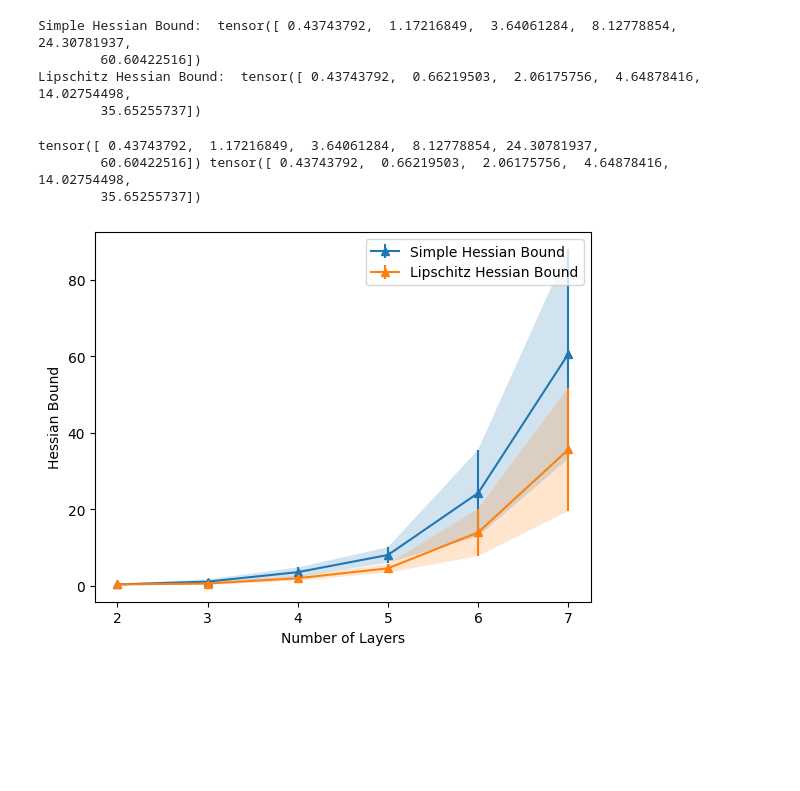
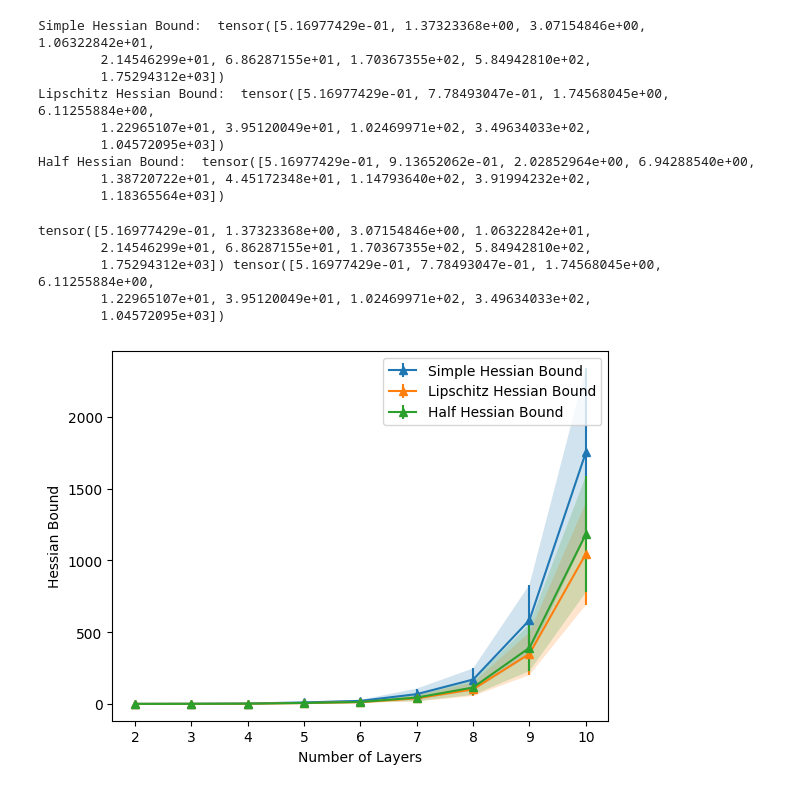
Before and after one commit to o4lc/NNHessianBounds, a Jupyter notebook: Experiments/HessianComp.ipynb, the cells around one changed output. Cells and saved outputs as stored; diff of their text form; code cells hidden in the pictures; blank space fills up the shorter version.

Commit message:
lipsdp/half method added + arg parser

```diff
--- a/Experiments/HessianComp.ipynb
+++ b/Experiments/HessianComp.ipynb
@@ -119,9 +116,9 @@ def compareSecondOrderMethods(pcaDirections, config, device, network,
                                                  boundingMethod=boundingMethod
                                                  )
 
-    M1, M2, = lowerBoundClass.compareSecondOrder(lowerCoordinate.reshape(1, -1), upperCoordinate.reshape(1, -1), pcaDirections[0], timers)
+    M1, M2, M3 = lowerBoundClass.compareSecondOrder(lowerCoordinate.reshape(1, -1), upperCoordinate.reshape(1, -1), pcaDirections[0], timers)
 
-    return M1, M2, timers.timers
+    return M1, M2, M3, timers.timers
 
 
 def main(Method = None):
@@ -193,13 +190,18 @@ def main(Method = None):
                   [6, 32, 32, 32, 3],
                   [6, 32, 32, 32, 32, 3],
                   [6, 32, 32, 32, 32, 32, 3],
-                  [6, 32, 32, 32, 32, 32, 32, 3]]
+                  [6, 32, 32, 32, 32, 32, 32, 3],
+                  [6, 32, 32, 32, 32, 32, 32, 32, 3],
+                  [6, 32, 32, 32, 32, 32, 32, 32, 32, 3],
+                  [6, 32, 32, 32, 32, 32, 32, 32, 32, 32, 3]]
 
     simpleHessianBoundLayer = []
     LipHessianBoundLayer = []
+    HalfHessianBoundLayer = []
     for listLayer in listLayers:
         simpleHessianBound = []
         LipHessianBound = []
+        HalfHessianBound = []
         sys.stdout.flush()
         for __ in tqdm(range(10)):
             network = NeuralNetwork(pathToStateDictionary, A, B, c, activation=activation, loadOrGenerate=False, listLayers=listLayer)
@@ -227,14 +229,18 @@ def main(Method = None):
 
                 originalNetworkZonotope = copy.deepcopy(networkZonotope)
                 pcaDirections = torch.rand((1, dim))
-                M1, M2, timers = compareSecondOrderMethods(pcaDirections, config, device, networkZonotope,
+                M1, M2, M3, timers = compareSecondOrderMethods(pcaDirections, config, device, networkZonotope,
                                                     originalNetworkZonotope, horizonForLipschitz, lowerCoordinate, upperCoordinate,
                                                     boundingMethod)
+
+                # print(M1, M2, M3)
                 simpleHessianBound.append(M1)
                 LipHessianBound.append(M2)
+                HalfHessianBound.append(M3[0])
 
         simpleHessianBoundLayer.append(torch.Tensor(simpleHessianBound))
         LipHessianBoundLayer.append(torch.Tensor(LipHessianBound))
+        HalfHessianBoundLayer.append(torch.Tensor(HalfHessianBound))
         # sys.stdout.flush()
         # print("Simple Hessian Bound: ", torch.mean(torch.Tensor(simpleHessianBound)))
         # print("Lipschitz Hessian Bound: ", torch.mean(torch.Tensor(LipHessianBound)))
@@ -243,45 +249,62 @@ def main(Method = None):
 
     simpleHessianBoundLayer = torch.vstack(simpleHessianBoundLayer)
     LipHessianBoundLayer = torch.vstack(LipHessianBoundLayer)
-    return simpleHessianBoundLayer, LipHessianBoundLayer
+    HalfHessianBoundLayer = torch.vstack(HalfHessianBoundLayer)
+    return simpleHessianBoundLayer, LipHessianBoundLayer, HalfHessianBoundLayer
             # totalLipSDPTime += timers['LipSDP'].totalTime
     # return totalLipSDPTime
 # %%
 if __name__ == '__main__':
     for Method in ['secondOrder']:
         for i in range(1):
-            simpleHessianBoundLayer, LipHessianBoundLayer = main(Method)
+            simpleHessianBoundLayer, LipHessianBoundLayer, HalfHessionBoundLayer = main(Method)
             sys.stdout.flush()
             print("Simple Hessian Bound: ", torch.mean(simpleHessianBoundLayer, dim=1))
             print("Lipschitz Hessian Bound: ", torch.mean(LipHessianBoundLayer, dim=1))
+            print("Half Hessian Bound: ", torch.mean(HalfHessionBoundLayer, dim=1))
             sys.stdout.flush()
 # %% [output]
-Simple Hessian Bound:  tensor([ 0.43743792,  1.17216849,  3.64061284,  8.12778854, 24.30781937,
-        60.60422516])
-Lipschitz Hessian Bound:  tensor([ 0.43743792,  0.66219503,  2.06175756,  4.64878416, 14.02754498,
-        35.65255737])
+Simple Hessian Bound:  tensor([5.16977429e-01, 1.37323368e+00, 3.07154846e+00, 1.06322842e+01,
+        2.14546299e+01, 6.86287155e+01, 1.70367355e+02, 5.84942810e+02,
+        1.75294312e+03])
+Lipschitz Hessian Bound:  tensor([5.16977429e-01, 7.78493047e-01, 1.74568045e+00, 6.11255884e+00,
+        1.22965107e+01, 3.95120049e+01, 1.02469971e+02, 3.49634033e+02,
+        1.04572095e+03])
+Half Hessian Bound:  tensor([5.16977429e-01, 9.13652062e-01, 2.02852964e+00, 6.94288540e+00,
+        1.38720722e+01, 4.45172348e+01, 1.14793640e+02, 3.91994232e+02,
+        1.18365564e+03])
 # %%
 print(torch.mean(simpleHessianBoundLayer, dim=1), torch.mean(LipHessianBoundLayer, dim=1))
 
 plt.errorbar([i + 2 for i in range(len(simpleHessianBoundLayer[:, 0]))], torch.mean(simpleHessianBoundLayer, dim=1) ,
               torch.std(simpleHessianBoundLayer, dim=1), marker='^', label='Simple Hessian Bound')
 # plt.plot([i for i in range(len(simpleHessianBoundLayer[:, 0]))], torch.mean(simpleHessianBoundLayer, dim=1), marker='^', label='Simple Hessian Bound')
 plt.fill_between([i+2 for i in range(len(simpleHessianBoundLayer[:, 0]))], torch.mean(simpleHessianBoundLayer, dim=1) - torch.std(simpleHessianBoundLayer, dim=1),
                 torch.mean(simpleHessianBoundLayer, dim=1) + torch.std(simpleHessianBoundLayer, dim=1), alpha=0.2)
 
 plt.errorbar([i+2 for i in range(len(LipHessianBoundLayer[:, 0]))], torch.mean(LipHessianBoundLayer, dim=1) ,
                 torch.std(LipHessianBoundLayer, dim=1), marker='^', label='Lipschitz Hessian Bound')
 # plt.plot([i for i in range(len(LipHessianBoundLayer[:, 0]))], torch.mean(LipHessianBoundLayer, dim=1), marker='^', label='Lipschitz Hessian Bound')
 plt.fill_between([i+2 for i in range(len(LipHessianBoundLayer[:, 0]))], torch.mean(LipHessianBoundLayer, dim=1) - torch.std(LipHessianBoundLayer, dim=1),
                 torch.mean(LipHessianBoundLayer, dim=1) + torch.std(LipHessianBoundLayer, dim=1), alpha=0.2)
 
+plt.errorbar([i+2 for i in range(len(HalfHessionBoundLayer[:, 0]))], torch.mean(HalfHessionBoundLayer, dim=1) ,
+                torch.std(HalfHessionBoundLayer, dim=1), marker='^', label='Half Hessian Bound')
+# plt.plot([i for i in range(len(HalfHessionBoundLayer[:, 0]))], torch.mean(HalfHessionBoundLayer, dim=1), marker='^', label='Half Hessian Bound')
+plt.fill_between([i+2 for i in range(len(HalfHessionBoundLayer[:, 0]))], torch.mean(HalfHessionBoundLayer, dim=1) - torch.std(HalfHessionBoundLayer, dim=1),
+                torch.mean(HalfHessionBoundLayer, dim=1) + torch.std(HalfHessionBoundLayer, dim=1), alpha=0.2)
+
+
+
 # plt.yscale('log')
 plt.ylabel('Hessian Bound')
 plt.xlabel('Number of Layers')
 plt.legend()
 plt.show()
 # %% [output]
-tensor([ 0.43743792,  1.17216849,  3.64061284,  8.12778854, 24.30781937,
-        60.60422516]) tensor([ 0.43743792,  0.66219503,  2.06175756,  4.64878416, 14.02754498,
-        35.65255737])
+tensor([5.16977429e-01, 1.37323368e+00, 3.07154846e+00, 1.06322842e+01,
+        2.14546299e+01, 6.86287155e+01, 1.70367355e+02, 5.84942810e+02,
+        1.75294312e+03]) tensor([5.16977429e-01, 7.78493047e-01, 1.74568045e+00, 6.11255884e+00,
+        1.22965107e+01, 3.95120049e+01, 1.02469971e+02, 3.49634033e+02,
+        1.04572095e+03])
-[figure, old version]
+[figure, new version]
```
Also changed, not shown: parts of 1 cell of this notebook, 54 other files.
